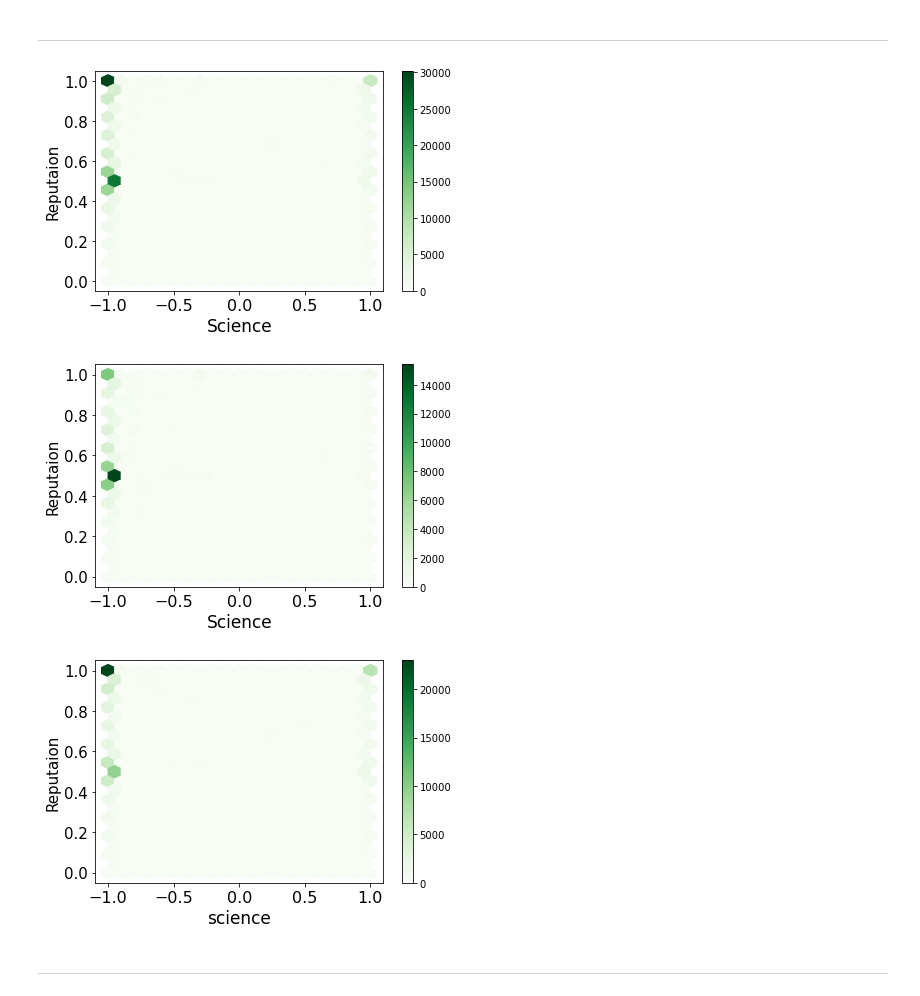
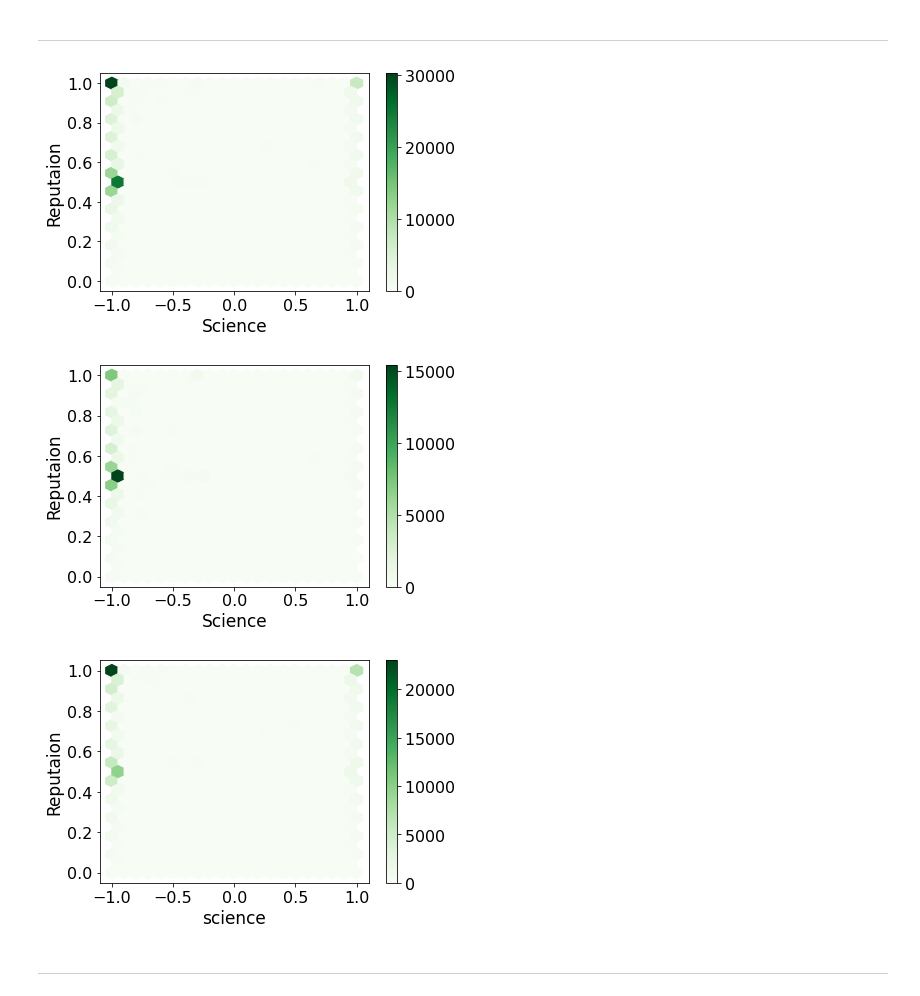
Before and after one commit to MoSamani/Deleted-Tweets, a Jupyter notebook: user_polarisiation/Plot_science_Polarisiation.ipynb, the cells around one changed output. Saved outputs shown, nothing was run; the diff lists cells and outputs as text; code cells hidden in the pictures.

```diff
--- a/user_polarisiation/Plot_science_Polarisiation.ipynb
+++ b/user_polarisiation/Plot_science_Polarisiation.ipynb
@@ -238,11 +241,24 @@ plot_histogram(df['science'],'hist_tweetsCov19_science_polarized_users(nondelete
 def plot_hexbin_reputaion(df, hue,x ,x_label, color, titel):
 
     ax = df.plot.hexbin(x=x, y="Reputation",cmap=color, gridsize=20, sharex=False)
-    ax.set_ylabel(ylabel='Reputaion', fontsize=15)
+    ax.set_ylabel(ylabel='Reputaion', fontsize=17)
     ax.set_xlabel(xlabel=x_label, fontsize=17)
 
     ax.tick_params(axis='x', which='major', labelsize=16)
-    ax.tick_params(axis='y', which='major', labelsize=15)
+    ax.tick_params(axis='y', which='major', labelsize=16)
+
+    f = plt.gcf()
+    cax = f.get_axes()[1]
+    #cax.set_ylabel('test')
+    formatter = ScalarFormatter(useMathText=True)
+    formatter.set_scientific(True)
+    #formatter.set_useOffset(1000)
+
+    cax.tick_params(labelsize=16)
+    #cax.ticklabel_format(style='scientific', useMathText=True)
+
+    cax.xaxis.set_major_formatter(formatter)
+    cax.yaxis.set_major_formatter(formatter)
 
     fig = ax.get_figure()
     fig.tight_layout()
@@ -425,14 +441,14 @@ df_undel = df[df['is_deleted']==False]
 
 plot_hexbin_reputaion(df, 'is_deleted', 'science', 'Science', 'Greens', 'Hexabinplot_tweetsKB_science_reputation(alltweets)')
 # %% [output]
-[figure, old version]
+[figure, new version]
 # %%
 plot_hexbin_reputaion(df_del, 'is_deleted', 'science', 'Science', 'Greens','Hexabinplot_tweetsKB_science_reputation(deletedtweets)')
 # %% [output]
-[figure, old version]
+[figure, new version]
 # %%
-plot_hexbin_reputaion(df_undel, 'is_deleted', 'science', 'science', 'Greens', 'Hexabinplot_tweetsKB_science_reputation(nondeleted)')
+plot_hexbin_reputaion(df_undel, 'is_deleted', 'science', 'science', 'Greens', 'Hexabinplot_tweetsKB_science_reputation(nondeletedtweets)')
 # %% [output]
-[figure, old version]
+[figure, new version]
 # %% [markdown]
 ***
```
Also changed, not shown: parts of 5 cells of this notebook, 37 other files.
